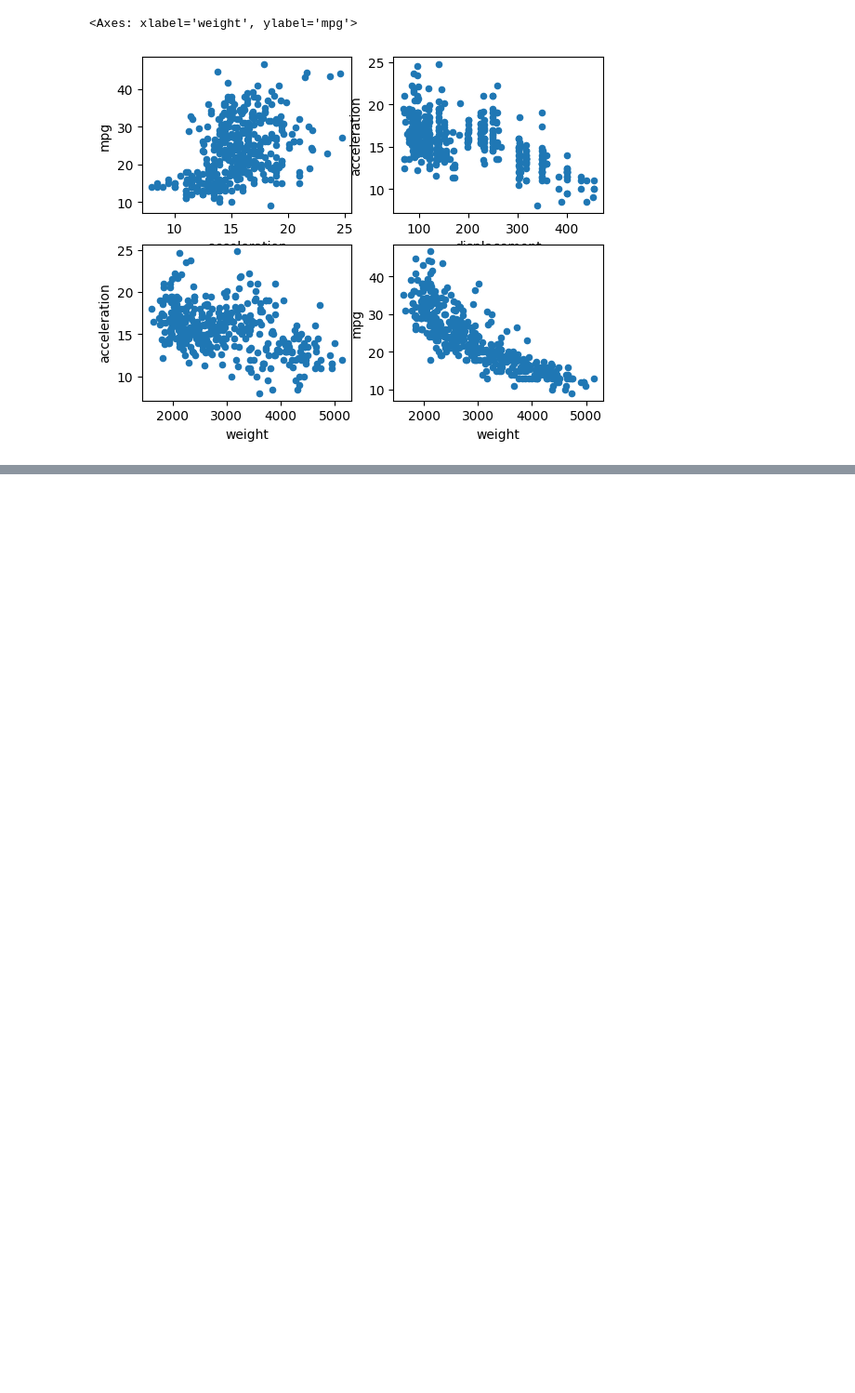
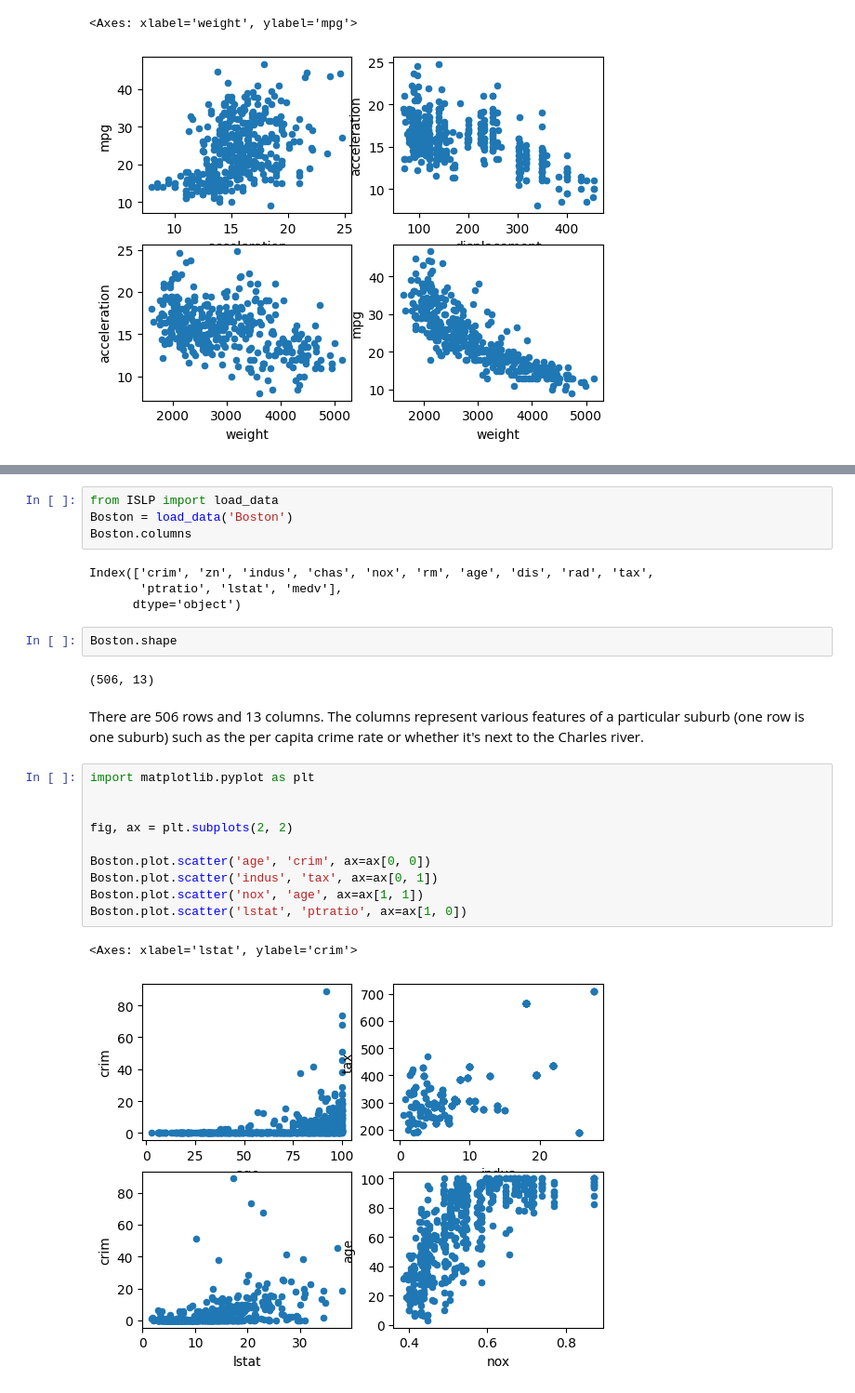
Before and after one commit to Squirrelcoding/ISLP, a Jupyter notebook: ISLP_Lab_1.ipynb, the cells around one changed output, grey strips where cells are left out. Shown at 93% size. Drawn from its saved outputs; the diff is of its cells as text; blank space fills up the shorter version.

```diff
--- a/ISLP_Lab_1.ipynb
+++ b/ISLP_Lab_1.ipynb
@@ -390,0 +397,27 @@ auto.plot.scatter(x='weight', y='mpg', ax=ax[1, 1])
+# %%
+from ISLP import load_data
+Boston = load_data('Boston')
+Boston.columns
+# %% [output]
+Index(['crim', 'zn', 'indus', 'chas', 'nox', 'rm', 'age', 'dis', 'rad', 'tax',
+       'ptratio', 'lstat', 'medv'],
+      dtype='object')
+# %%
+Boston.shape
+# %% [output]
+(506, 13)
+# %% [markdown]
+There are 506 rows and 13 columns. The columns represent various features of a particular suburb (one row is one suburb) such as the per capita crime rate or whether it's next to the Charles river.
+# %%
+import matplotlib.pyplot as plt
+
+
+fig, ax = plt.subplots(2, 2)
+
+Boston.plot.scatter('age', 'crim', ax=ax[0, 0])
+Boston.plot.scatter('indus', 'tax', ax=ax[0, 1])
+Boston.plot.scatter('nox', 'age', ax=ax[1, 1])
+Boston.plot.scatter('lstat', 'ptratio', ax=ax[1, 0])
+# %% [output]
+<Axes: xlabel='lstat', ylabel='crim'>
+[figure, added]
```
Also changed, not shown: parts of 17 cells of this notebook.
